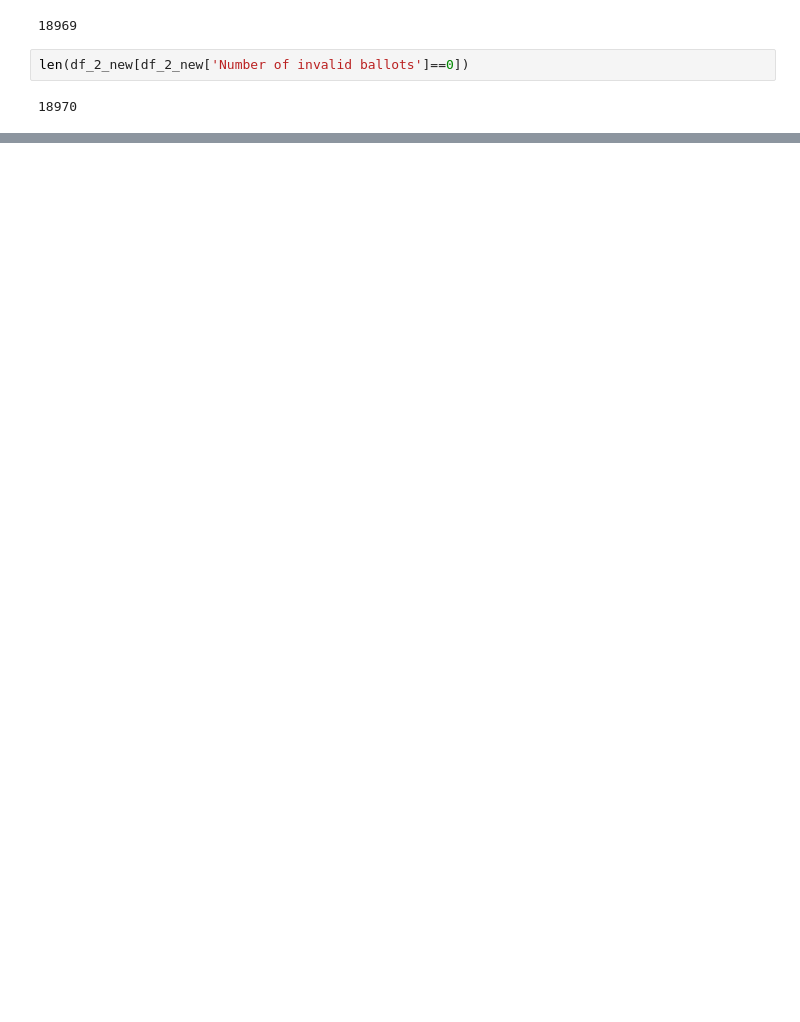
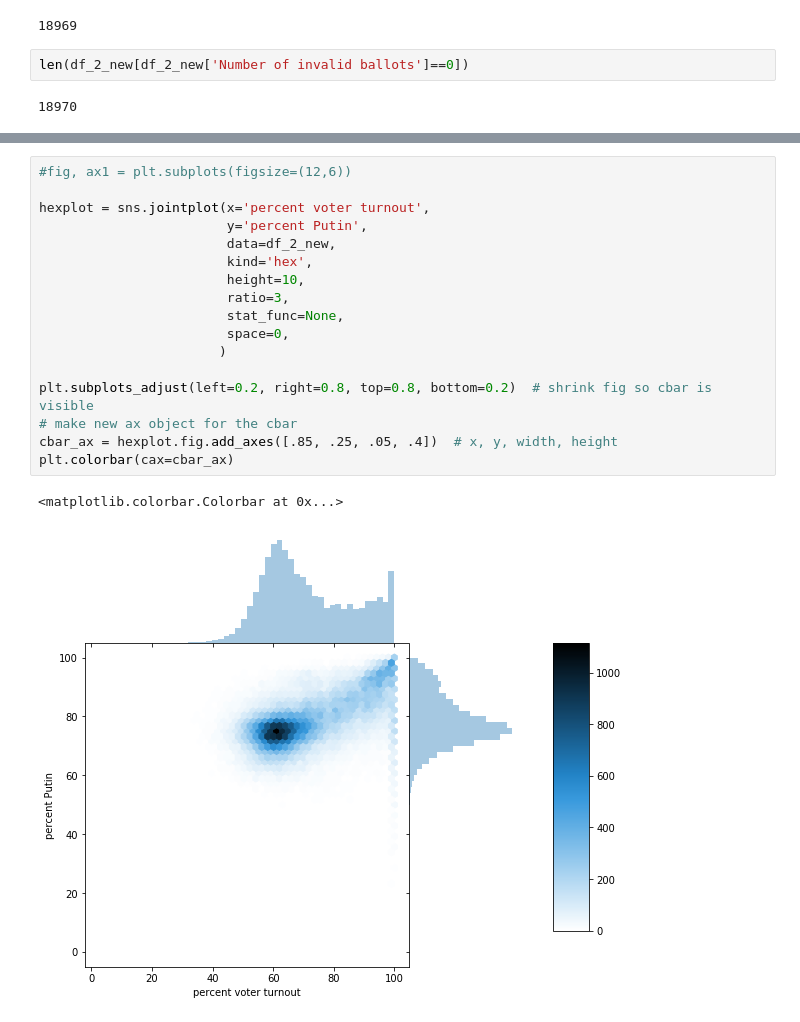
Before and after one commit to n1oftheabove/Statistical-analysis-of-2018-Russian-presidential-elections-data, a Jupyter notebook: first_analysis-preliminary data source/russia_presidential_elections_2018.ipynb, the cells around one changed output, grey strips where cells are left out. Drawn from its saved outputs; the diff is of its cells as text; blank space fills up the shorter version.

```diff
--- a/first_analysis-preliminary data source/russia_presidential_elections_2018.ipynb
+++ b/first_analysis-preliminary data source/russia_presidential_elections_2018.ipynb
@@ -518,0 +210,20 @@ df_2_new.head()
+# %%
+#fig, ax1 = plt.subplots(figsize=(12,6))
+
+hexplot = sns.jointplot(x='percent voter turnout',
+                        y='percent Putin',
+                        data=df_2_new,
+                        kind='hex',
+                        height=10,
+                        ratio=3,
+                        stat_func=None,
+                        space=0,
+                       )
+
+plt.subplots_adjust(left=0.2, right=0.8, top=0.8, bottom=0.2)  # shrink fig so cbar is visible
+# make new ax object for the cbar
+cbar_ax = hexplot.fig.add_axes([.85, .25, .05, .4])  # x, y, width, height
+plt.colorbar(cax=cbar_ax)
+# %% [output]
+<matplotlib.colorbar.Colorbar at 0x...>
+[figure, added]
```
Also changed, not shown: parts of 47 cells of this notebook.
